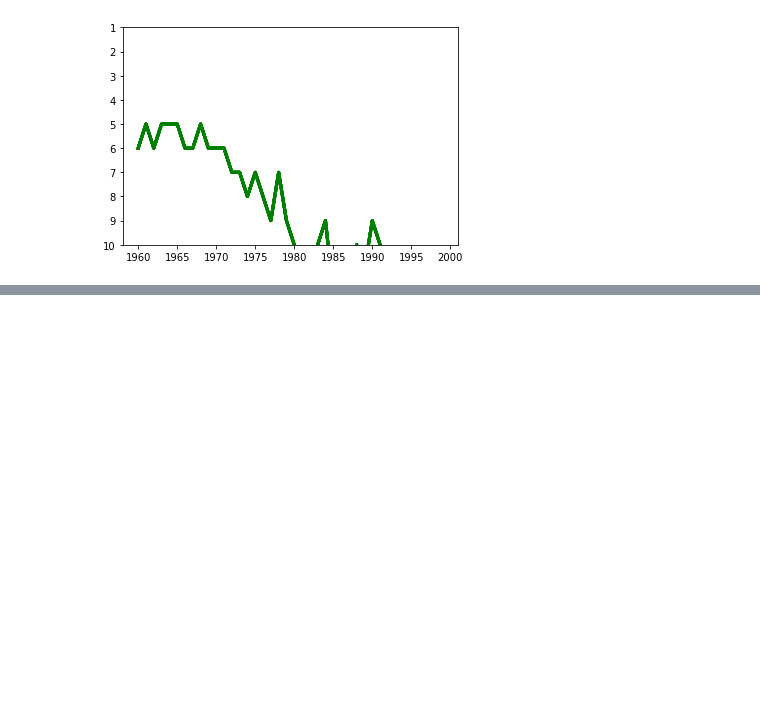
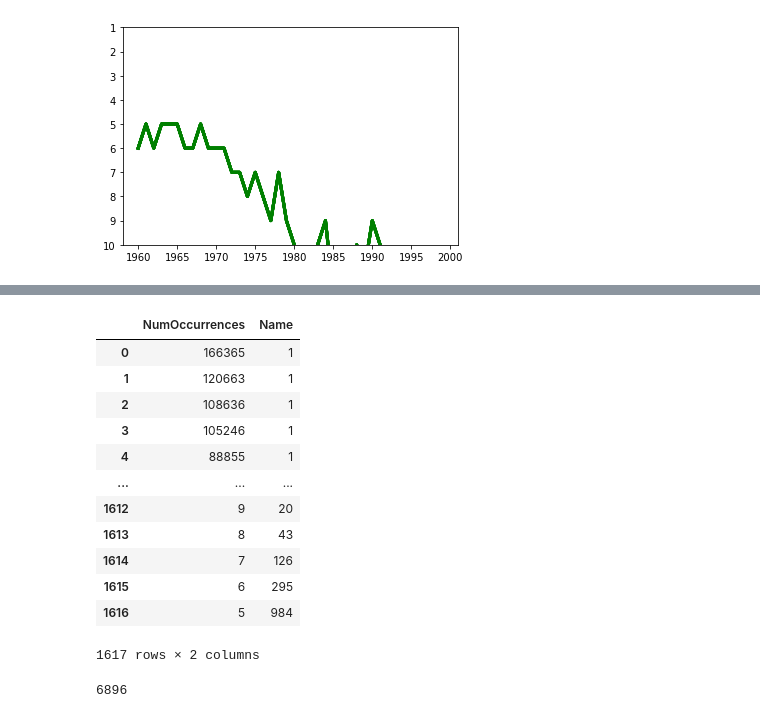
Before and after one commit to MrLRTripp/NameSurfer, a Jupyter notebook: namesurfer.ipynb, the cells around one changed output, grey strips where cells are left out. Saved outputs shown, nothing was run; the diff lists cells and outputs as text; code cells hidden in the pictures; blank space fills up the shorter version.

```diff
--- a/namesurfer.ipynb
+++ b/namesurfer.ipynb
@@ -245,0 +345,2 @@ fig
+# %%
+all_df=compute_name_occurences (names_df,['AK','AL'], ['M','F'], range(1900,2100))
@@ -245,0 +356,21 @@ fig
+# %%
+count_num_occ = all_df.groupby('NumOccurrences').count().sort_values('NumOccurrences',ascending=False).reset_index()
+count_num_occ
+# %% [output]
+|  | NumOccurrences | Name |
+| 0 | 166365 | 1 |
+| 1 | 120663 | 1 |
+| 2 | 108636 | 1 |
+| 3 | 105246 | 1 |
+| 4 | 88855 | 1 |
+| ... | ... | ... |
+| 1612 | 9 | 20 |
+| 1613 | 8 | 43 |
+| 1614 | 7 | 126 |
+| 1615 | 6 | 295 |
+| 1616 | 5 | 984 |
+1617 rows × 2 columns
+# %%
+count_num_occ['Name'].sum()
+# %% [output]
+6896
```
Also changed, not shown: parts of 25 cells of this notebook.
